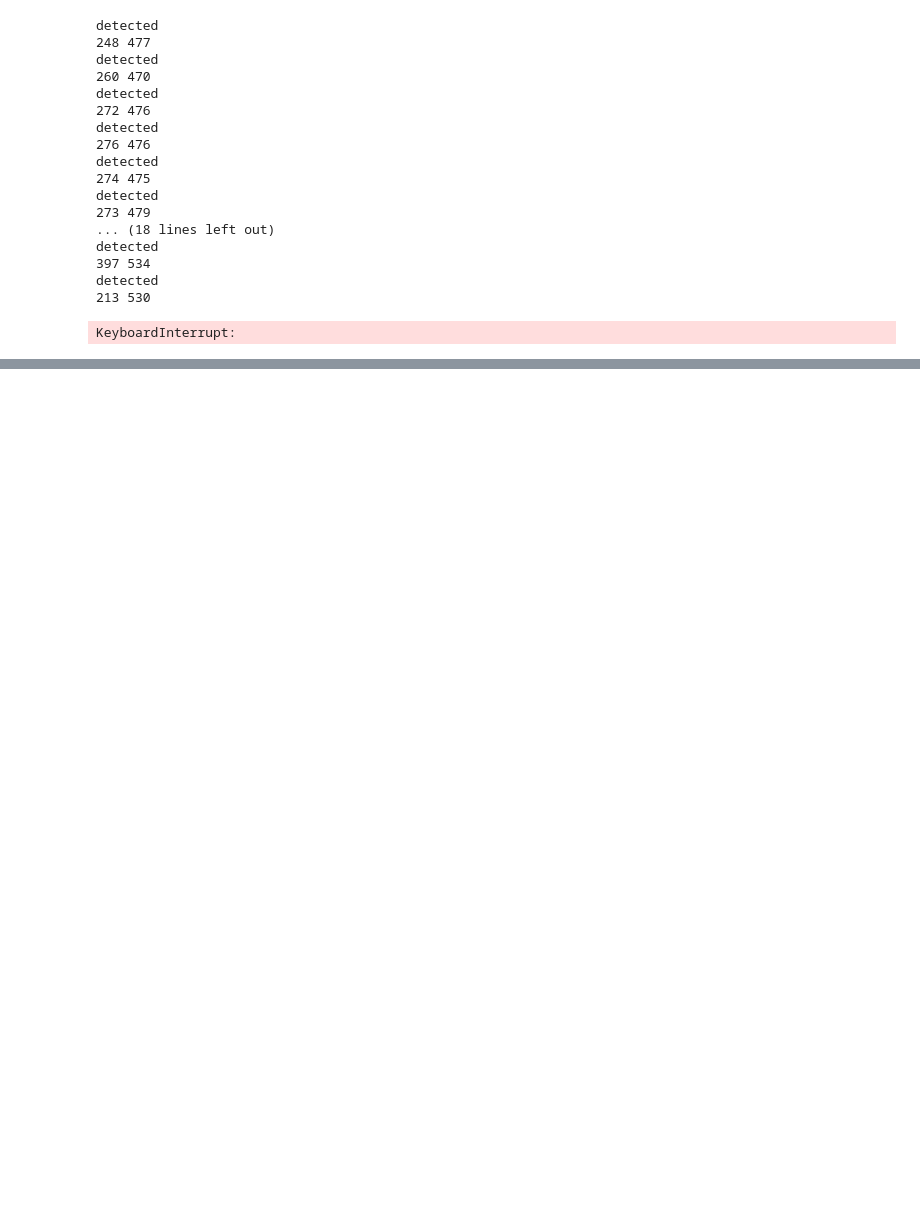
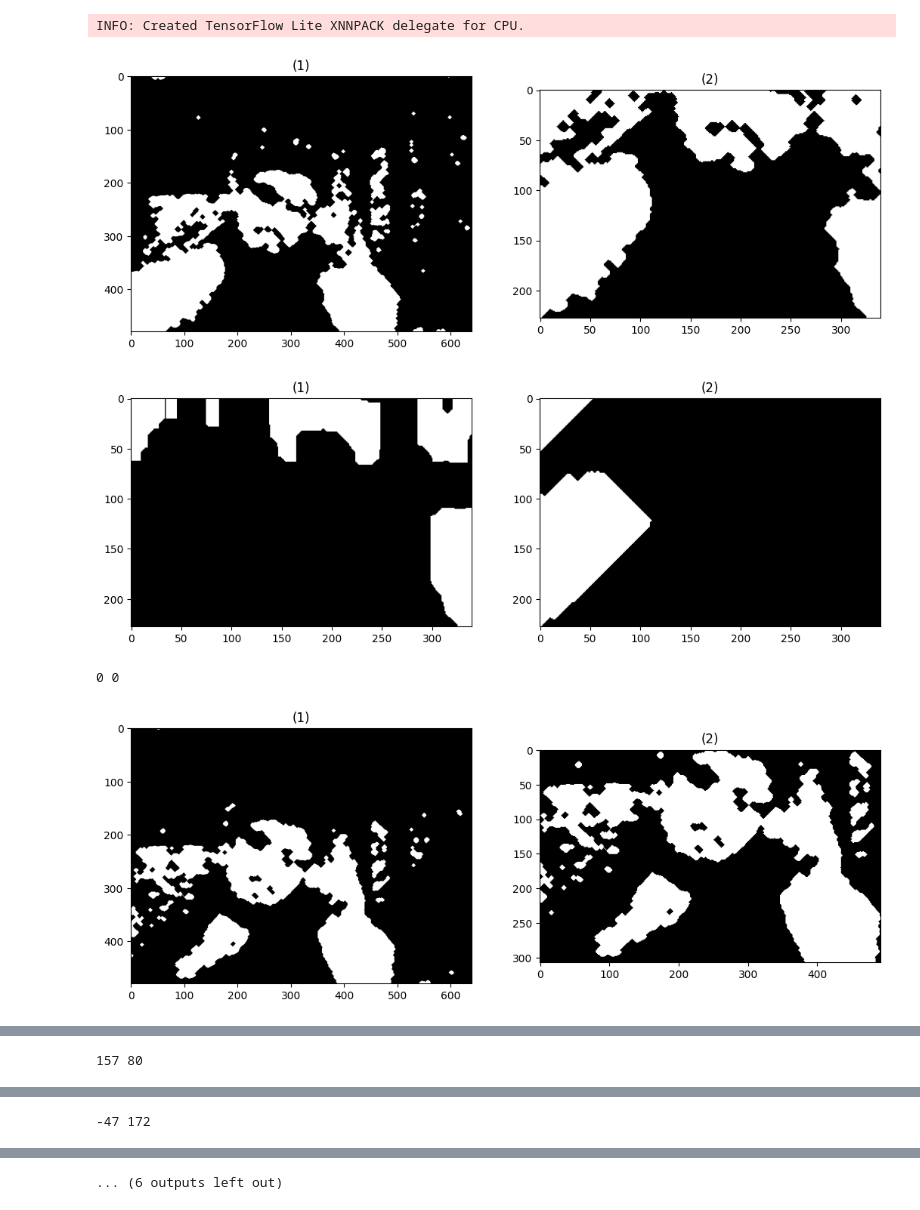
Before and after one commit to Mamdouh-Attia/AI_Virtual_Mouse, a Jupyter notebook: hand-detection.ipynb, the cells around one changed output, grey strips where cells are left out. Cells and saved outputs as stored; diff of their text form; code cells hidden in the pictures; blank space fills up the shorter version.

```diff
--- a/hand-detection.ipynb
+++ b/hand-detection.ipynb
@@ -75,13 +76,13 @@ def enhance_image(img):
         enhanced_image, se, iterations=7
     )
     enhanced_image = cv.erode(
-        enhanced_image, se, iterations=7
+        enhanced_image, se, iterations=4
     )
     return enhanced_image
 # %%
 
 def compare(item1, item2):
-    return item2[0] - item1[0]
+    return item1[0] - item2[0]
 
 
 def detectHand(binaryImg, mainImg):
@@ -198,55 +199,51 @@ def get_info_from_fingers(fingers_info):
     if length == 1:
         return fingers_info[0]
 # %%
-#moving mouse coordinates
-def move_mouse_by_defference(x_new,y_new):
-    x0,y0=autopy.mouse.location()
-    autopy.mouse.move(x0+x_new,y0+y_new)
-# move_mouse_by_defference(-30,150)
+# moving mouse coordinates
+def move_mouse_by_defference(x_new, y_new):
+    print(x_new, y_new)
+    x0, y0 = pg.position()
+    pg.moveTo(x0 + x_new, y0 + y_new)
+
+
+# move_mouse_by_defference(100, 0)
 # %%
 def main():
     #
     cap = cv.VideoCapture(0)
-    cap.set(cv.CAP_PROP_BUFFERSIZE,2)
-    currentPosition = (0,0)
+    cap.set(cv.CAP_PROP_BUFFERSIZE, 2)
+    currentPosition = (0, 0)
     while True:
         img = captureImage(cap)
-        # sleep(0.1)
+        # show_images([img])
+        sleep(0.2)
         binary_image = get_image_with_skin_color(img)
+        # show_images([binary_image])
         binary_image = enhance_image(binary_image)
         # show_images([binary_image])
         hand_image, hand_margin = detectHand(binary_image, img)
+        show_images([binary_image, hand_image]
+                    ) if hand_image is not None else None
         # print(hand_image)
         length, finger_center = detectFingers(hand_image)
         if(finger_center):
-            finger_center_in_image = (finger_center[0]+hand_margin[0],finger_center[1]+hand_margin[1])
-            if(currentPosition==(0,0)):
+            finger_center_in_image = (
+                finger_center[0]+hand_margin[0], finger_center[1]+hand_margin[1])
+            if(currentPosition == (0, 0)):
                 currentPosition = finger_center_in_image
-            move_mouse_by_defference(currentPosition[0]-finger_center_in_image[0],currentPosition[1]-finger_center_in_image[1])
+            move_mouse_by_defference(
+                currentPosition[0]-finger_center_in_image[0], currentPosition[1]-finger_center_in_image[1])
             currentPosition = finger_center_in_image
             # print(length,finger_center)
 
         # information = get_info_from_fingers(fingers)
 
 
 if __name__ == "__main__":
     main()
 # %% [output]
-detected
-248 477
-detected
-260 470
-detected
-272 476
-detected
-276 476
-detected
-274 475
-detected
-273 479
-... (18 lines left out)
-detected
-397 534
-detected
-213 530
+INFO: Created TensorFlow Lite XNNPACK delegate for CPU.
+[figure, added]
+[figure, added]
-KeyboardInterrupt:
+0 0
+[figure, added]
@@ -252,0 +251 @@ KeyboardInterrupt:
+157 80
@@ -252,0 +254 @@ KeyboardInterrupt:
+-47 172
@@ -252,0 +257 @@ KeyboardInterrupt:
+... (6 outputs left out)
```
Also changed, not shown: parts of 3 cells of this notebook.
